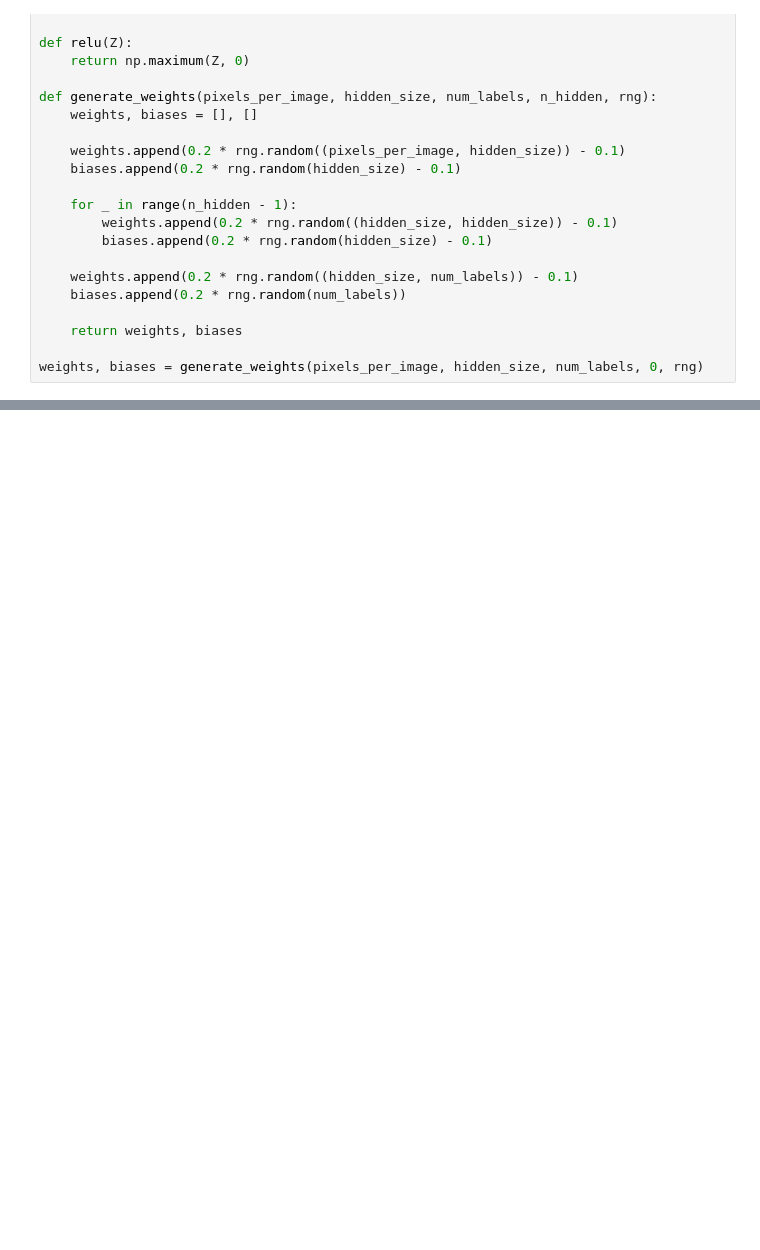
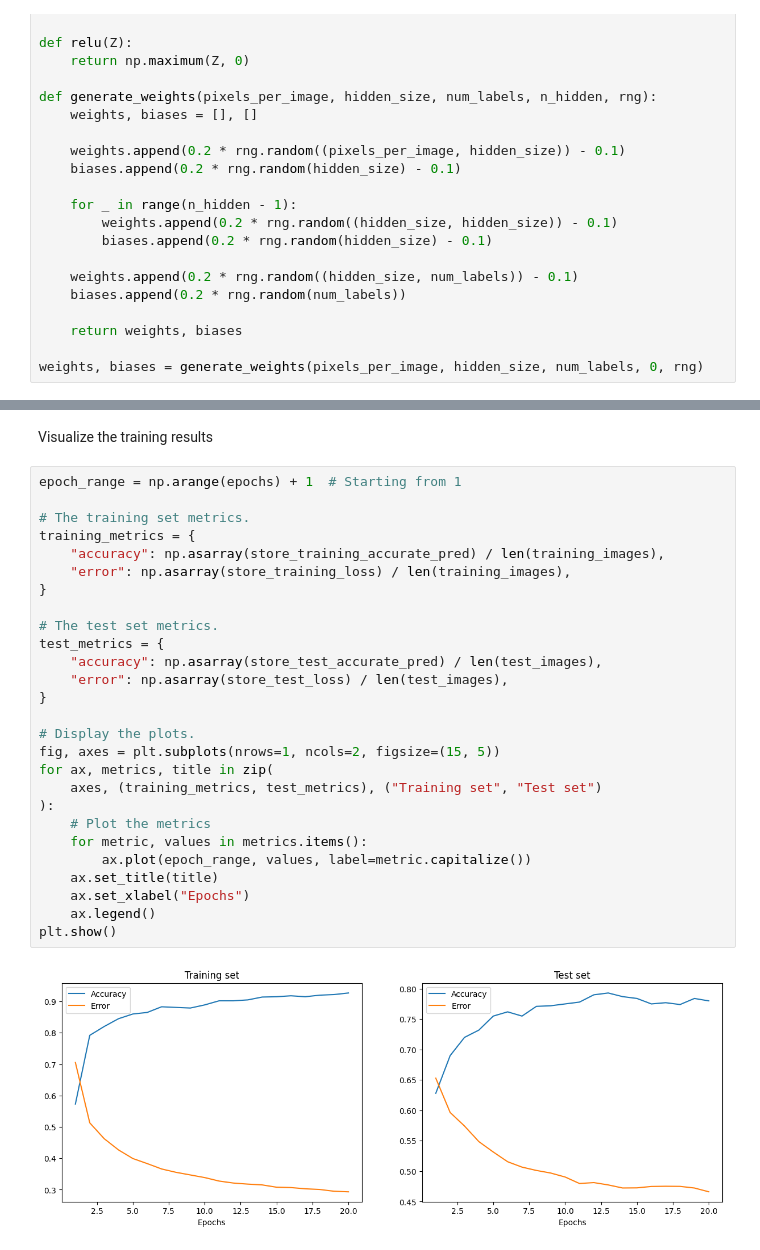
Before and after one commit to swang-1/cos529-final-project, a Jupyter notebook: main.ipynb, the cells around one changed output, grey strips where cells are left out. Cells and saved outputs as stored; diff of their text form; blank space fills up the shorter version.

```diff
--- a/main.ipynb
+++ b/main.ipynb
@@ -269,0 +292,31 @@ for j in range(epochs):
+# %% [markdown]
+Visualize the training results
+# %%
+epoch_range = np.arange(epochs) + 1  # Starting from 1
+
+# The training set metrics.
+training_metrics = {
+    "accuracy": np.asarray(store_training_accurate_pred) / len(training_images),
+    "error": np.asarray(store_training_loss) / len(training_images),
+}
+
+# The test set metrics.
+test_metrics = {
+    "accuracy": np.asarray(store_test_accurate_pred) / len(test_images),
+    "error": np.asarray(store_test_loss) / len(test_images),
+}
+
+# Display the plots.
+fig, axes = plt.subplots(nrows=1, ncols=2, figsize=(15, 5))
+for ax, metrics, title in zip(
+    axes, (training_metrics, test_metrics), ("Training set", "Test set")
+):
+    # Plot the metrics
+    for metric, values in metrics.items():
+        ax.plot(epoch_range, values, label=metric.capitalize())
+    ax.set_title(title)
+    ax.set_xlabel("Epochs")
+    ax.legend()
+plt.show()
+# %% [output]
+[figure, added]
```
Also changed, not shown: parts of 3 cells of this notebook.
